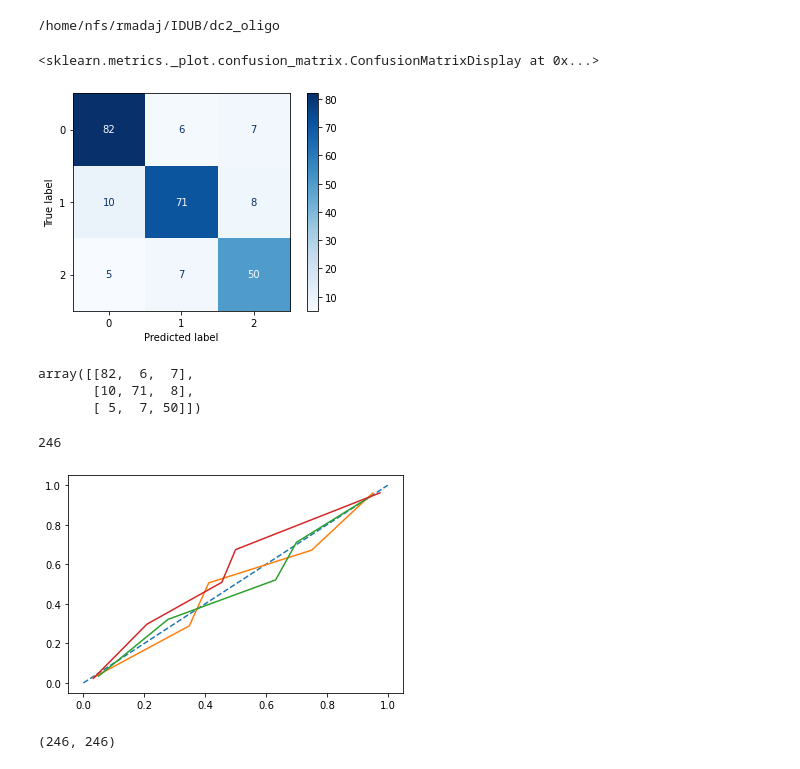
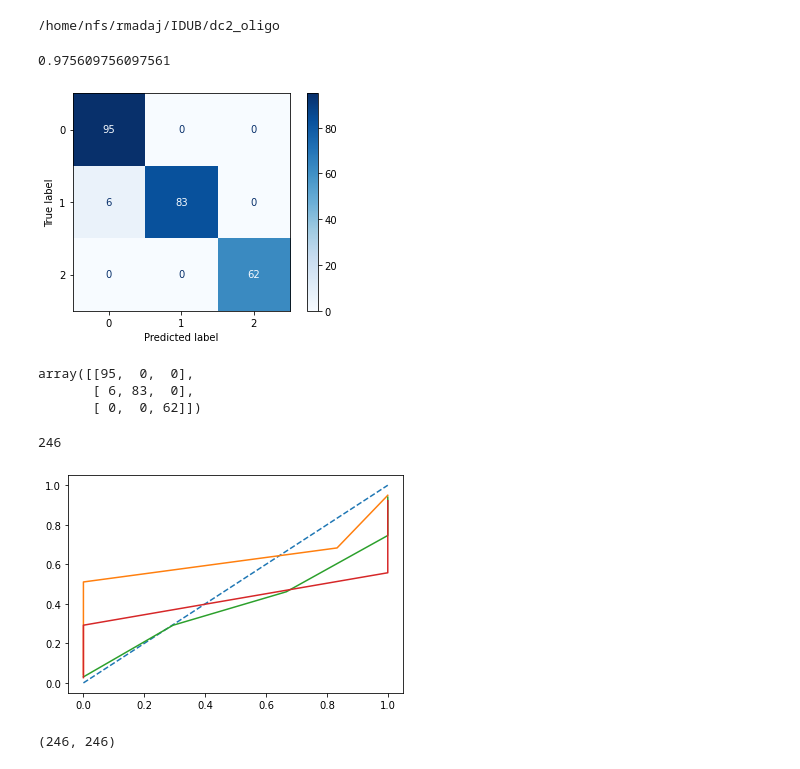
Before and after one commit to labstructbioinf/dc2_oligo, a Jupyter notebook: analyze.ipynb, the cells around one changed output. Saved outputs shown, nothing was run; the diff lists cells and outputs as text; code cells hidden in the pictures.

```diff
--- a/analyze.ipynb
+++ b/analyze.ipynb
@@ -14,18 +14,19 @@ import matplotlib.pyplot as plt
 # %% [output]
 /home/nfs/rmadaj/IDUB/dc2_oligo
 # %%
-df = pd.read_csv("results.csv", index_col=0)
+df = pd.read_csv("src/results/results.csv", index_col=0)
 # %%
 ConfusionMatrixDisplay.from_predictions(df["y"], df["y_pred"], cmap='Blues')
+accuracy_score(df["y"], df["y_pred"])
 # %% [output]
-<sklearn.metrics._plot.confusion_matrix.ConfusionMatrixDisplay at 0x...>
+0.975609756097561
-[figure, old version]
+[figure, new version]
 # %%
 confusion_matrix(df["y"], df["y_pred"])
 # %% [output]
-array([[82,  6,  7],
-       [10, 71,  8],
-       [ 5,  7, 50]])
+array([[95,  0,  0],
+       [ 6, 83,  0],
+       [ 0,  0, 62]])
 # %%
 len(df)
 # %% [output]
@@ -36,7 +37,7 @@ for pr, i in zip(["prob_dimer", "prob_trimer", "prob_tetramer"], [0, 1, 2]):
     xc, yc = calibration_curve([1 if y_ == i else 0 for y_ in df["y"].values], df[pr].values, n_bins=5)
     plt.plot(xc, yc)
 # %% [output]
-[figure, old version]
+[figure, new version]
 # %%
 len(df), len(df.pdb.unique())
 # %% [output]
```
Also changed, not shown: 10 other files.
